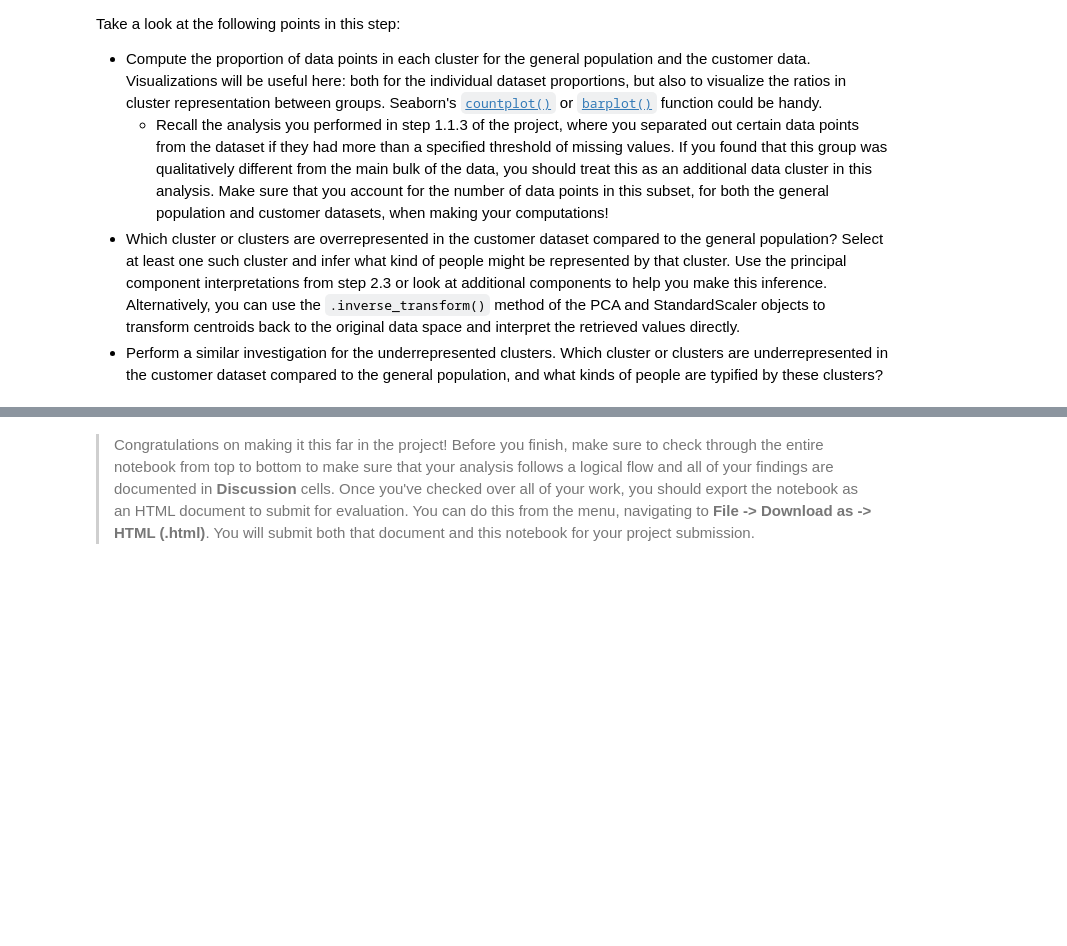
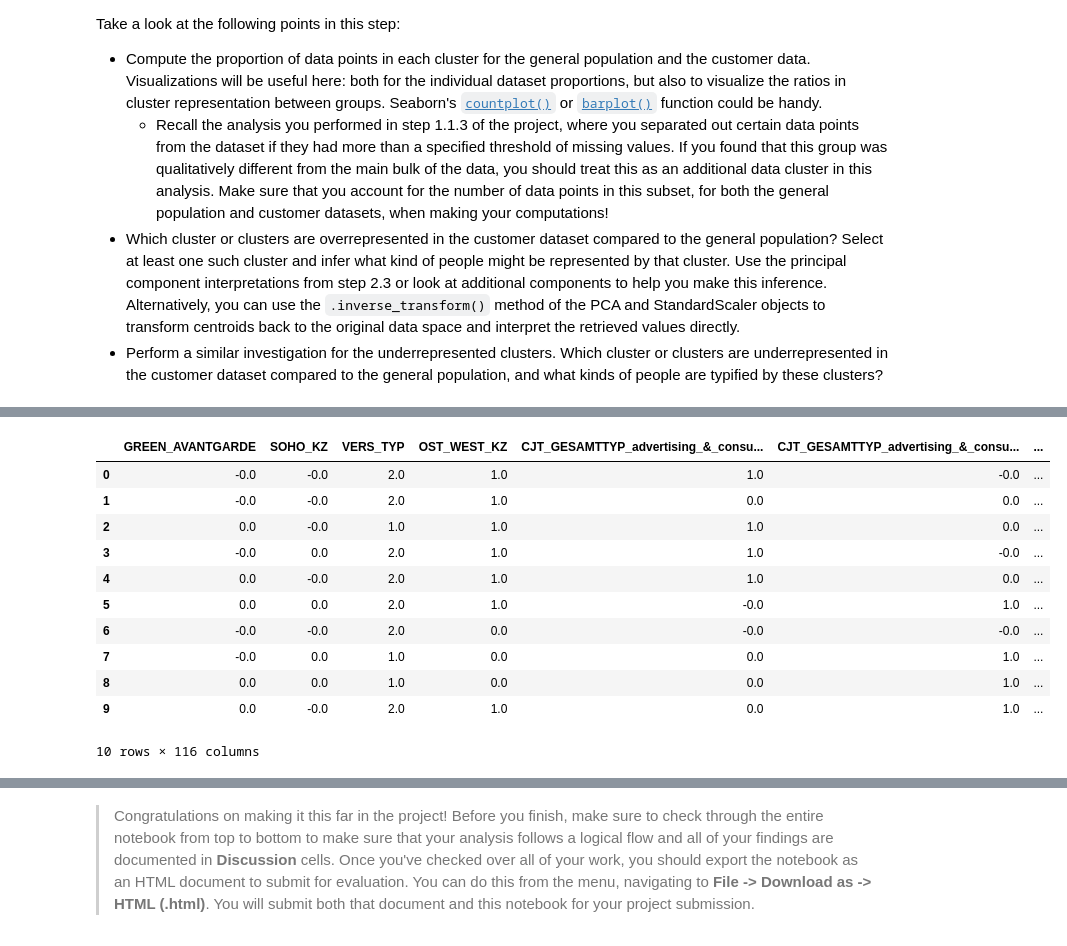
Before and after one commit to sanjeevai/customer_segments_arvato, a Jupyter notebook: Identify_Customer_Segments.ipynb, the cells around one changed output, grey strips where cells are left out. Saved outputs shown, nothing was run; the diff lists cells and outputs as text; code cells hidden in the pictures; blank space fills up the shorter version.

```diff
--- a/Identify_Customer_Segments.ipynb
+++ b/Identify_Customer_Segments.ipynb
@@ -1464,0 +1583,19 @@ Take a look at the following points in this step:
+# %%
+data_2 = scaler.inverse_transform(pca60.inverse_transform(final_df_pca[np.where(azdias_preds==7)])).round()
+df_2 = pd.DataFrame(data=data_2,
+          index=np.array(range(0, data_2.shape[0])),
+          columns=final_df.columns)
+df_2.head(10)
+# %% [output]
+|  | GREEN_AVANTGARDE | SOHO_KZ | VERS_TYP | OST_WEST_KZ | CJT_GESAMTTYP_advertising_&_consu... | CJT_GESAMTTYP_advertising_&_consu... | ... |
+| 0 | -0.0 | -0.0 | 2.0 | 1.0 | 1.0 | -0.0 | ... |
+| 1 | -0.0 | -0.0 | 2.0 | 1.0 | 0.0 | 0.0 | ... |
+| 2 | 0.0 | -0.0 | 1.0 | 1.0 | 1.0 | 0.0 | ... |
+| 3 | -0.0 | 0.0 | 2.0 | 1.0 | 1.0 | -0.0 | ... |
+| 4 | 0.0 | -0.0 | 2.0 | 1.0 | 1.0 | 0.0 | ... |
+| 5 | 0.0 | 0.0 | 2.0 | 1.0 | -0.0 | 1.0 | ... |
+| 6 | -0.0 | -0.0 | 2.0 | 0.0 | -0.0 | -0.0 | ... |
+| 7 | -0.0 | 0.0 | 1.0 | 0.0 | 0.0 | 1.0 | ... |
+| 8 | 0.0 | 0.0 | 1.0 | 0.0 | 0.0 | 1.0 | ... |
+| 9 | 0.0 | -0.0 | 2.0 | 1.0 | 0.0 | 1.0 | ... |
+10 rows × 116 columns
```
Also changed, not shown: parts of 34 cells of this notebook, 1 other file.
